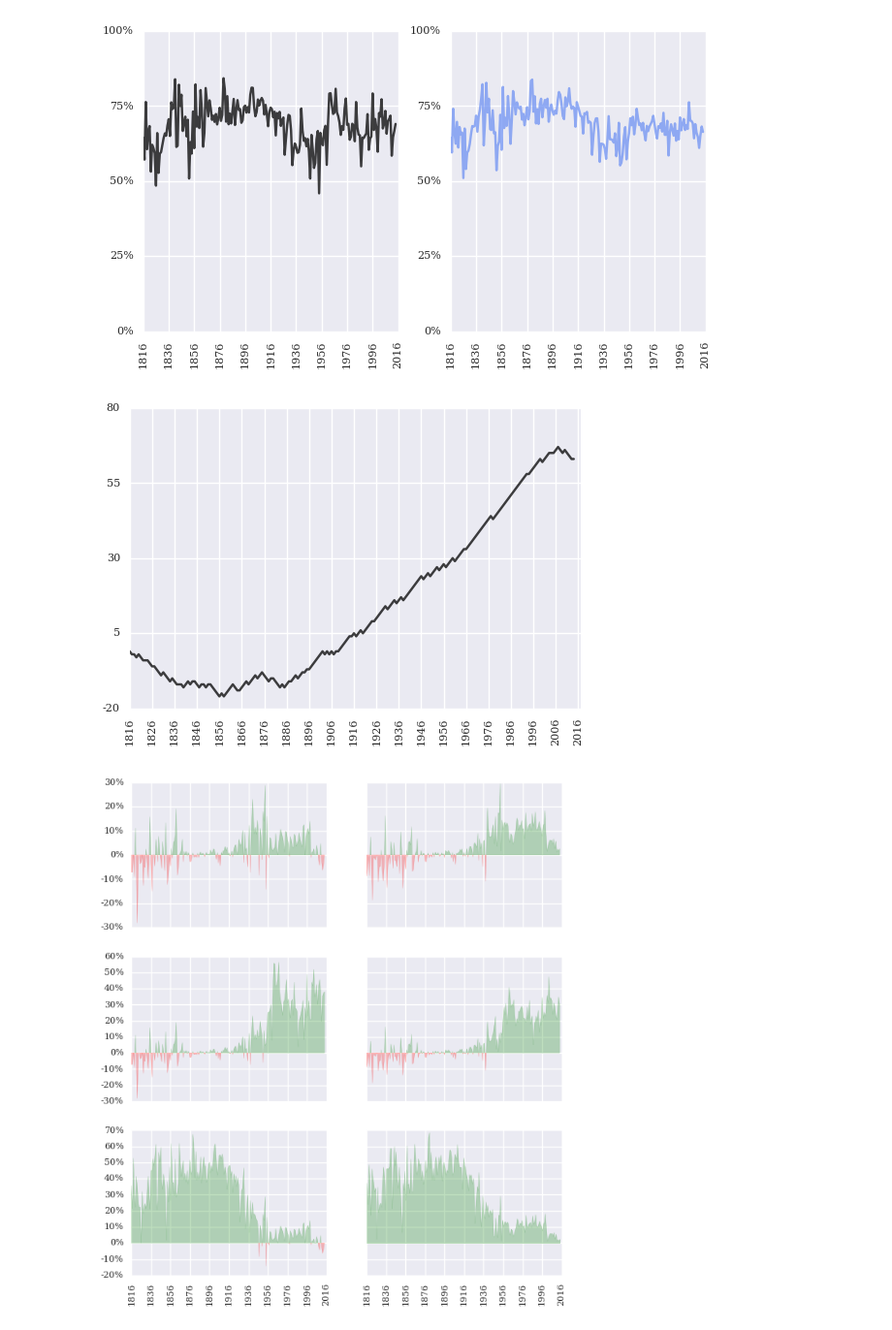
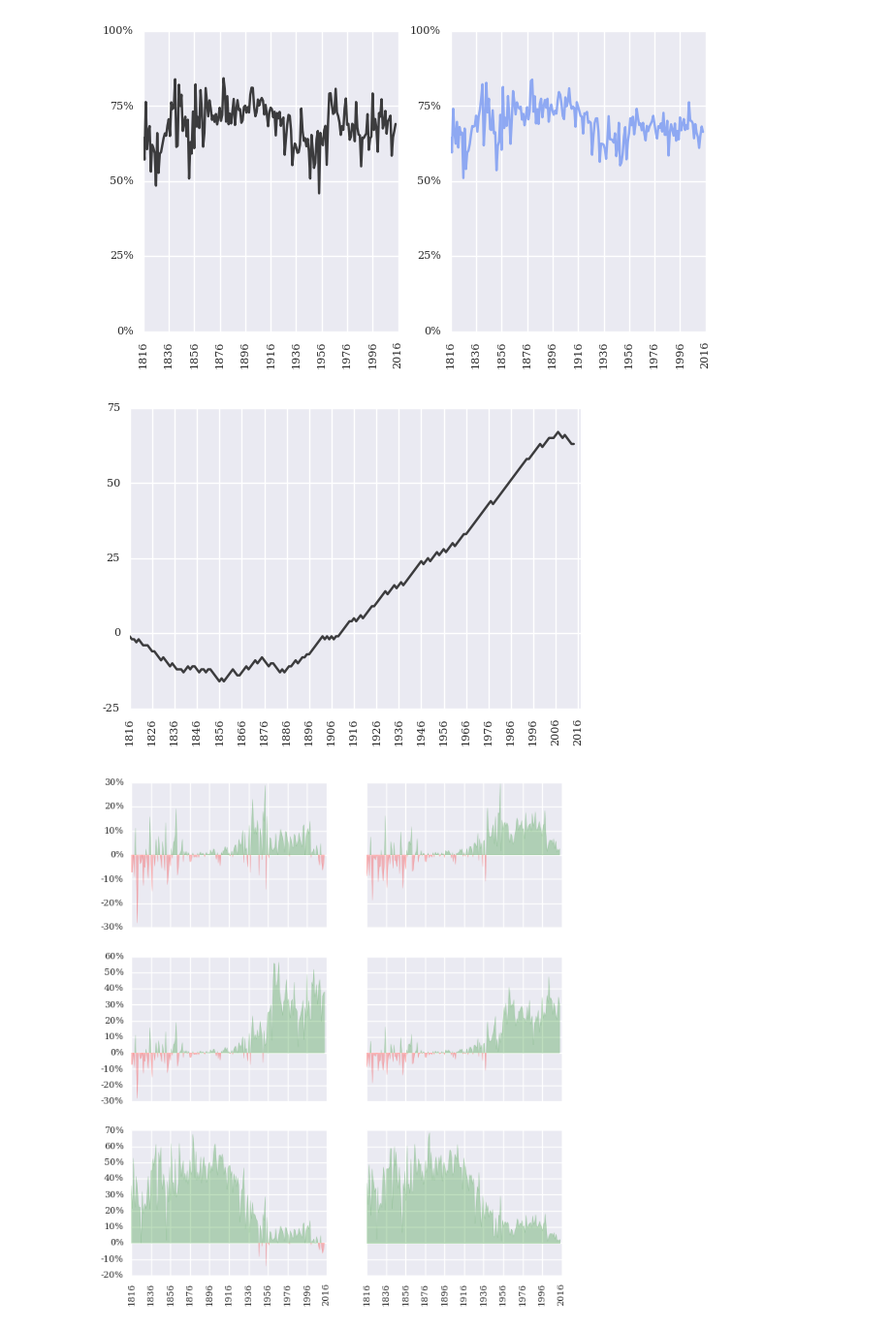
Before and after one commit to mjbommar/scotus-predict-v2, a Jupyter notebook: src/publication_figures.ipynb, the cells around one changed output. Shown at 97% size. Saved outputs shown, nothing was run; the diff lists cells and outputs as text; code cells hidden in the pictures.

```diff
--- a/src/publication_figures.ipynb
+++ b/src/publication_figures.ipynb
@@ -657,36 +657,36 @@ plt.savefig("../figures/reverse_accuracy_rf_ts.svg")
 # %%
 # Setup time series
 case_evaluation_index = ~case_data.loc[:, "rf_correct_case"].isnull()
 rf_correct_case_ts = case_data.loc[case_evaluation_index, :].groupby("term")["rf_correct_case"].mean()
 dummy_correct_case_ts = case_data.loc[case_evaluation_index, :].groupby("term")["dummy_correct_case"].mean()
 rf_spread_case_ts = rf_correct_case_ts - dummy_correct_case_ts
 
 # Setup time series
 rf_spread_case_dir_ts = pandas.expanding_sum(numpy.sign(rf_spread_case_ts))
 
 # Plot all accuracies
 f, ax = plt.subplots(figsize=(6, 4), dpi=400)
 ax.plot(rf_spread_case_dir_ts.index, rf_spread_case_dir_ts, color="black",
         alpha=0.75)
 
 # Setup axes
 term_labels = numpy.arange(min_term, max_term+3, 10)
 _ = ax.set_xlim(min_term, max_term+3)
 _ = ax.set_xticks(term_labels)
 _ = ax.set_xticklabels(map(str, term_labels), fontdict=plos_one_fontdict, rotation=90)
 
-accuracy_labels = numpy.round(numpy.linspace(-20, 80, 5), 4)
-_ = ax.set_ylim(-20, 80)
+accuracy_labels = numpy.round(numpy.linspace(-25, 75, 5), 4)
+_ = ax.set_ylim(-25, 75)
 _ = ax.set_yticks(accuracy_labels)
 _ = ax.set_yticklabels(map(lambda x: "{0}".format(int(x)), accuracy_labels), fontdict=plos_one_fontdict)
 
 # Save as PNG, PDF, and SVG
 plt.savefig("../figures/cumulative_terms_won_lost.png", dpi=400)
 plt.savefig("../figures/cumulative_terms_won_lost.tif", dpi=400)
 plt.savefig("../figures/cumulative_terms_won_lost.pdf", dpi=400)
 plt.savefig("../figures/cumulative_terms_won_lost.svg")
 # %% [output]
-[figure, old version]
+[figure, new version]
 # %%
 # Setup grid
 f, ax = plt.subplots(3, 2, figsize=(7,8))
```
Also changed, not shown: 21 other files.
